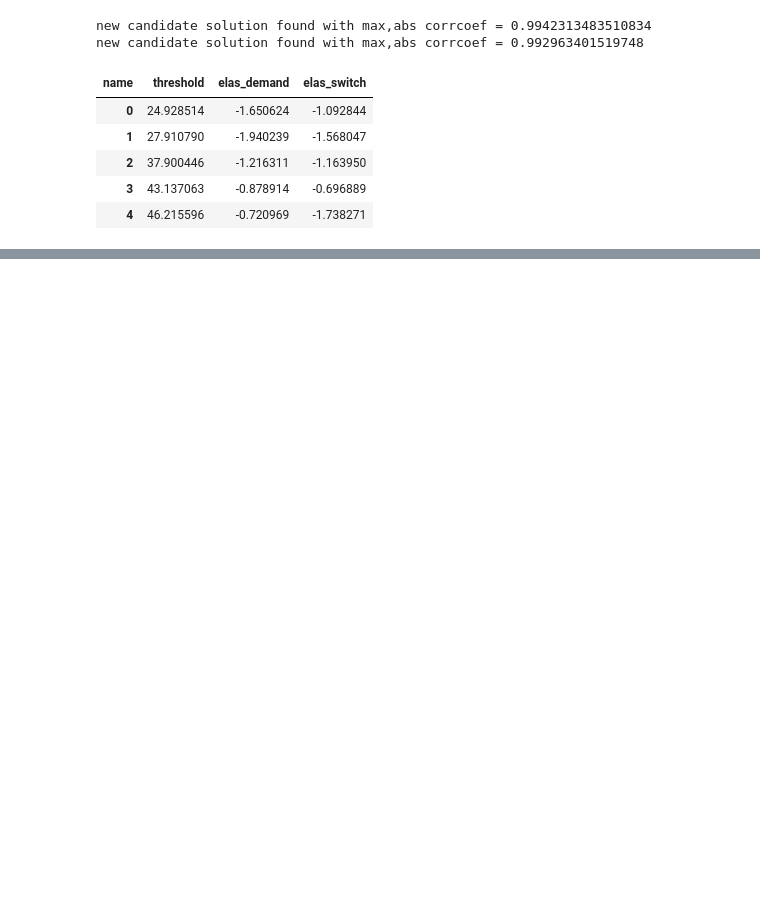
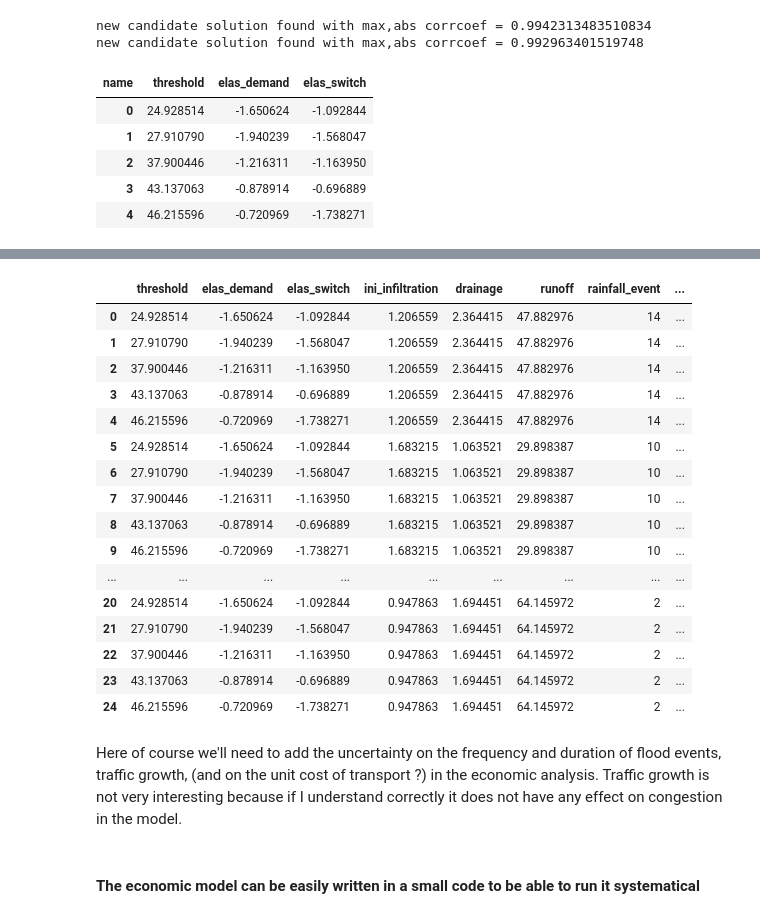
Before and after one commit to julierozenberg/Dar_transport_floods, a Jupyter notebook: proposed sampling strategy.ipynb, the cells around one changed output, grey strips where cells are left out. Saved outputs shown, nothing was run; the diff lists cells and outputs as text; code cells hidden in the pictures; blank space fills up the shorter version.

```diff
--- a/proposed sampling strategy.ipynb
+++ b/proposed sampling strategy.ipynb
@@ -161,0 +166,26 @@ full_transport_runs.to_csv("all_simulations_visum.csv",index=False)
+# %%
+outputs_visum = pd.read_excel("expected_results_visum.xlsx")
+# %%
+outputs_visum
+# %% [output]
+|  | threshold | elas_demand | elas_switch | ini_infiltration | drainage | runoff | rainfall_event | ... |
+| 0 | 24.928514 | -1.650624 | -1.092844 | 1.206559 | 2.364415 | 47.882976 | 14 | ... |
+| 1 | 27.910790 | -1.940239 | -1.568047 | 1.206559 | 2.364415 | 47.882976 | 14 | ... |
+| 2 | 37.900446 | -1.216311 | -1.163950 | 1.206559 | 2.364415 | 47.882976 | 14 | ... |
+| 3 | 43.137063 | -0.878914 | -0.696889 | 1.206559 | 2.364415 | 47.882976 | 14 | ... |
+| 4 | 46.215596 | -0.720969 | -1.738271 | 1.206559 | 2.364415 | 47.882976 | 14 | ... |
+| 5 | 24.928514 | -1.650624 | -1.092844 | 1.683215 | 1.063521 | 29.898387 | 10 | ... |
+| 6 | 27.910790 | -1.940239 | -1.568047 | 1.683215 | 1.063521 | 29.898387 | 10 | ... |
+| 7 | 37.900446 | -1.216311 | -1.163950 | 1.683215 | 1.063521 | 29.898387 | 10 | ... |
+| 8 | 43.137063 | -0.878914 | -0.696889 | 1.683215 | 1.063521 | 29.898387 | 10 | ... |
+| 9 | 46.215596 | -0.720969 | -1.738271 | 1.683215 | 1.063521 | 29.898387 | 10 | ... |
+| ... | ... | ... | ... | ... | ... | ... | ... | ... |
+| 20 | 24.928514 | -1.650624 | -1.092844 | 0.947863 | 1.694451 | 64.145972 | 2 | ... |
+| 21 | 27.910790 | -1.940239 | -1.568047 | 0.947863 | 1.694451 | 64.145972 | 2 | ... |
+| 22 | 37.900446 | -1.216311 | -1.163950 | 0.947863 | 1.694451 | 64.145972 | 2 | ... |
+| 23 | 43.137063 | -0.878914 | -0.696889 | 0.947863 | 1.694451 | 64.145972 | 2 | ... |
+| 24 | 46.215596 | -0.720969 | -1.738271 | 0.947863 | 1.694451 | 64.145972 | 2 | ... |
+# %% [markdown]
+Here of course we'll need to add the uncertainty on the frequency and duration of flood events, traffic growth, (and on the unit cost of transport ?) in the economic analysis. Traffic growth is not very interesting because if I understand correctly it does not have any effect on congestion in the model.
+# %% [markdown]
+#### The economic model can be easily written in a small code to be able to run it systematical
```
Also changed, not shown: parts of 9 cells of this notebook.
